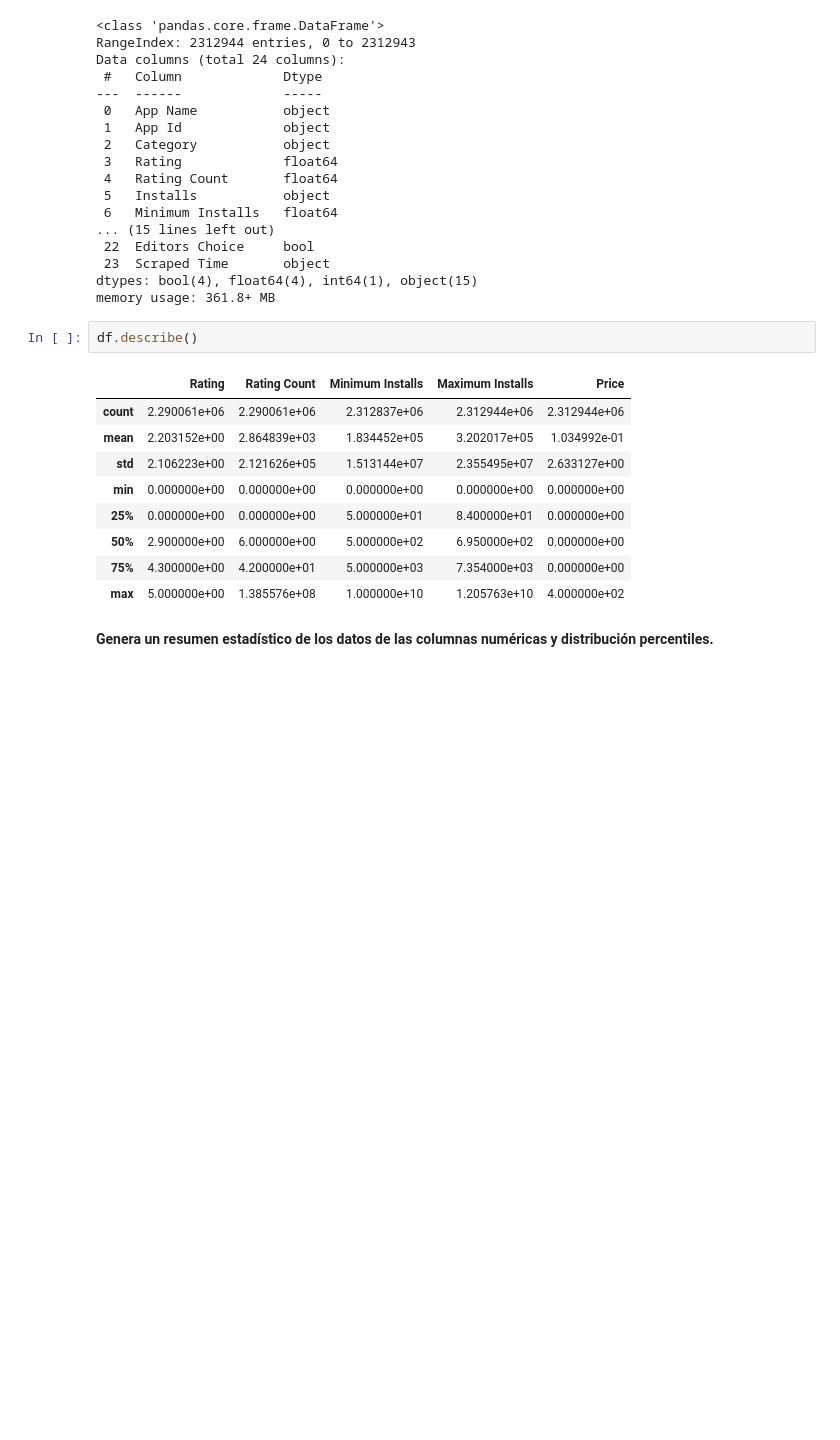
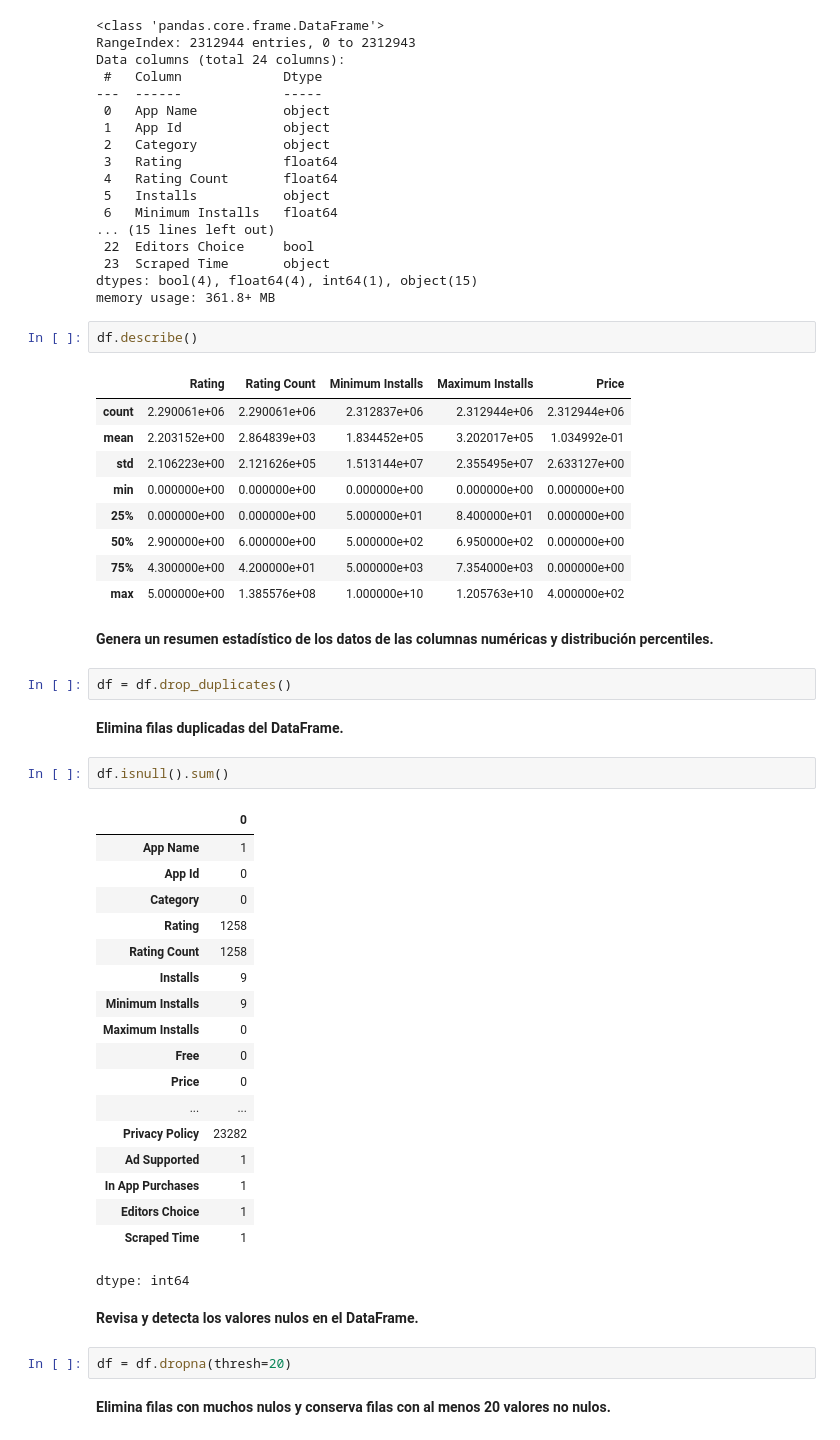
Before and after one commit to dquinonez25/TratamientoDeDatos_Tarea_Clase3, a Jupyter notebook: TratamientoDeDatos_TareaClase3.ipynb, the cells around one changed output. Drawn from its saved outputs; the diff is of its cells as text; blank space fills up the shorter version.

```diff
--- a/TratamientoDeDatos_TareaClase3.ipynb
+++ b/TratamientoDeDatos_TareaClase3.ipynb
@@ -86,3 +86,34 @@ df.describe()
 | max | 5.000000e+00 | 1.385576e+08 | 1.000000e+10 | 1.205763e+10 | 4.000000e+02 |
 # %% [markdown]
 **Genera un resumen estadístico de los datos de las columnas numéricas y distribución percentiles.**
+# %%
+df = df.drop_duplicates()
+# %% [markdown]
+**Elimina filas duplicadas del DataFrame.**
+# %%
+df.isnull().sum()
+# %% [output]
+|  | 0 |
+| App Name | 1 |
+| App Id | 0 |
+| Category | 0 |
+| Rating | 1258 |
+| Rating Count | 1258 |
+| Installs | 9 |
+| Minimum Installs | 9 |
+| Maximum Installs | 0 |
+| Free | 0 |
+| Price | 0 |
+| ... | ... |
+| Privacy Policy | 23282 |
+| Ad Supported | 1 |
+| In App Purchases | 1 |
+| Editors Choice | 1 |
+| Scraped Time | 1 |
+dtype: int64
+# %% [markdown]
+**Revisa y detecta los valores nulos en el DataFrame.**
+# %%
+df = df.dropna(thresh=20)
+# %% [markdown]
+**Elimina filas con muchos nulos y conserva filas con al menos 20 valores no nulos.**
```
Also changed, not shown: parts of 1 cell of this notebook.
